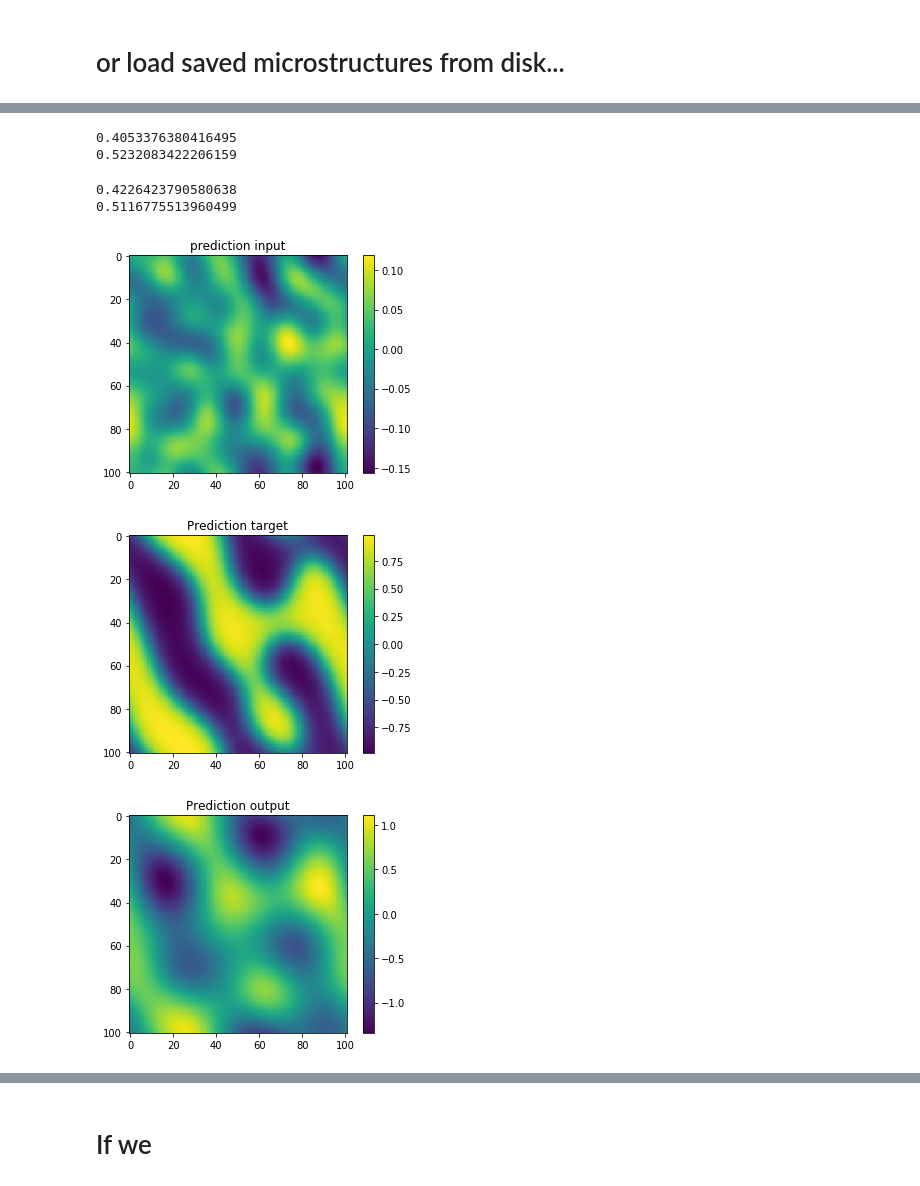
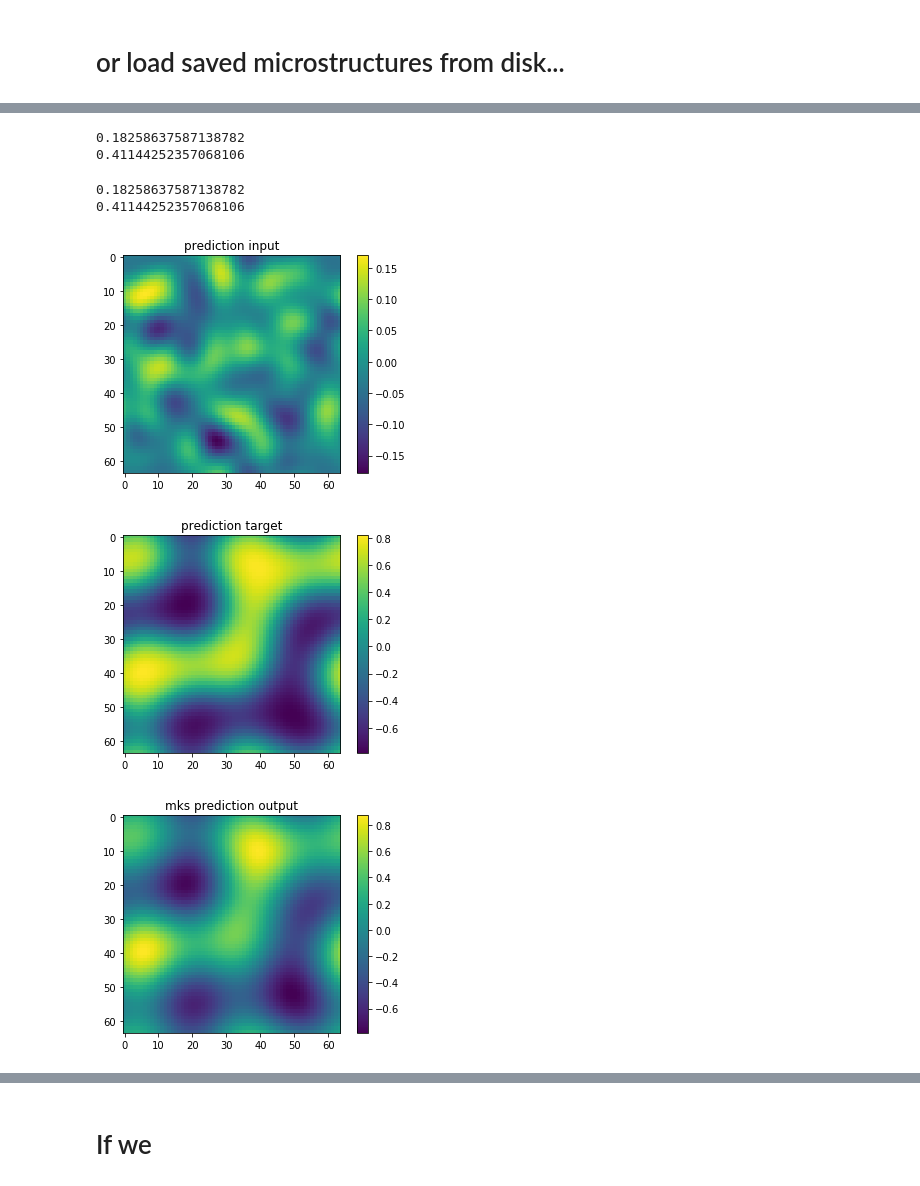
Before and after one commit to auag92/chnet, a Jupyter notebook: Extracting MKS Coefficients.ipynb, the cells around one changed output, grey strips where cells are left out. Drawn from its saved outputs; the diff is of its cells as text; code cells hidden in the pictures.

```diff
--- a/Extracting MKS Coefficients.ipynb
+++ b/Extracting MKS Coefficients.ipynb
@@ -106,0 +127,21 @@ draw_im(np.fabs(x_data[0]-y_data[0]), "diff")
+# %%
+%%time
+x_trn, y_trn = data_generator(nsamples=n_samples_trn,
+                              dim_x=dim_x,
+                                init_steps=init_steps,
+                                delta_sim_steps = delta_sim_steps,
+                                dx = dx,
+                                dt = dt,
+                                gamma=gamma,
+                                seed =seed_trn,
+                                device = torch.device("cuda:0"))
+
+x_val, y_val = data_generator(nsamples=n_samples_val,
+                              dim_x=dim_x,
+                                init_steps=init_steps,
+                                delta_sim_steps = delta_sim_steps,
+                                dx = dx,
+                                dt = dt,
+                                gamma=gamma,
+                                seed =seed_val,
+                                device = torch.device("cuda:0"))
@@ -111,5 +155,5 @@ basis = LegendreBasis(n_states, domain)
 model = MKSLocalizationModel(basis)
 # %%
 %%time
-model.fit(x_data, y_data)
+model.fit(x_trn, y_trn)
 # %% [output]
@@ -118,4 +162,4 @@ Wall time: 9.82 s
 # %%
 %%time
-y_train_pred = model.predict(x_data)
+y_mks = model.predict(x_val)
 # %% [output]
@@ -124,22 +168,19 @@ Wall time: 8.75 s
 # %%
-print(rmserror(y_train_pred, y_data))
-print(rmserror(y_train_pred, x_data))
+print(rmserror(y_mks, y_val))
+print(rmserror(y_mks, x_val))
 # %% [output]
-0.4053376380416495
-0.5232083422206159
+0.18258637587138782
+0.41144252357068106
 # %%
-%%time
-y_pred = model.predict(x_val)
-
-print(rmserror(y_pred, y_val))
-print(rmserror(y_pred, x_val))
+print(rmserror(y_mks, y_val))
+print(rmserror(y_mks, x_val))
 
 draw_im(x_val[0], "prediction input")
-draw_im(y_val[0], "Prediction target")
-draw_im(y_pred[0], "Prediction output")
+draw_im(y_val[0], "prediction target")
+draw_im(y_mks[0], "mks prediction output")
 # %% [output]
-0.4226423790580638
-0.5116775513960499
+0.18258637587138782
+0.41144252357068106
-[figure, old version]
+[figure, new version]
-[figure, old version]
+[figure, new version]
-[figure, old version]
+[figure, new version]
```
Also changed, not shown: parts of 18 cells of this notebook, 6 other files.
